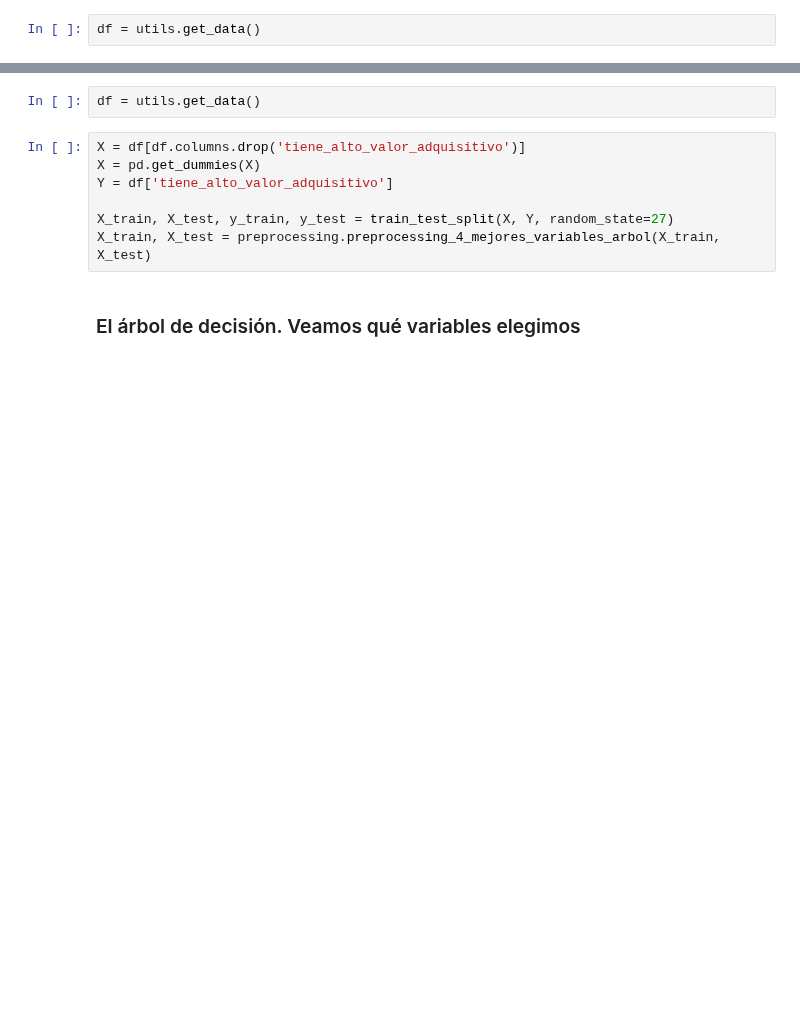
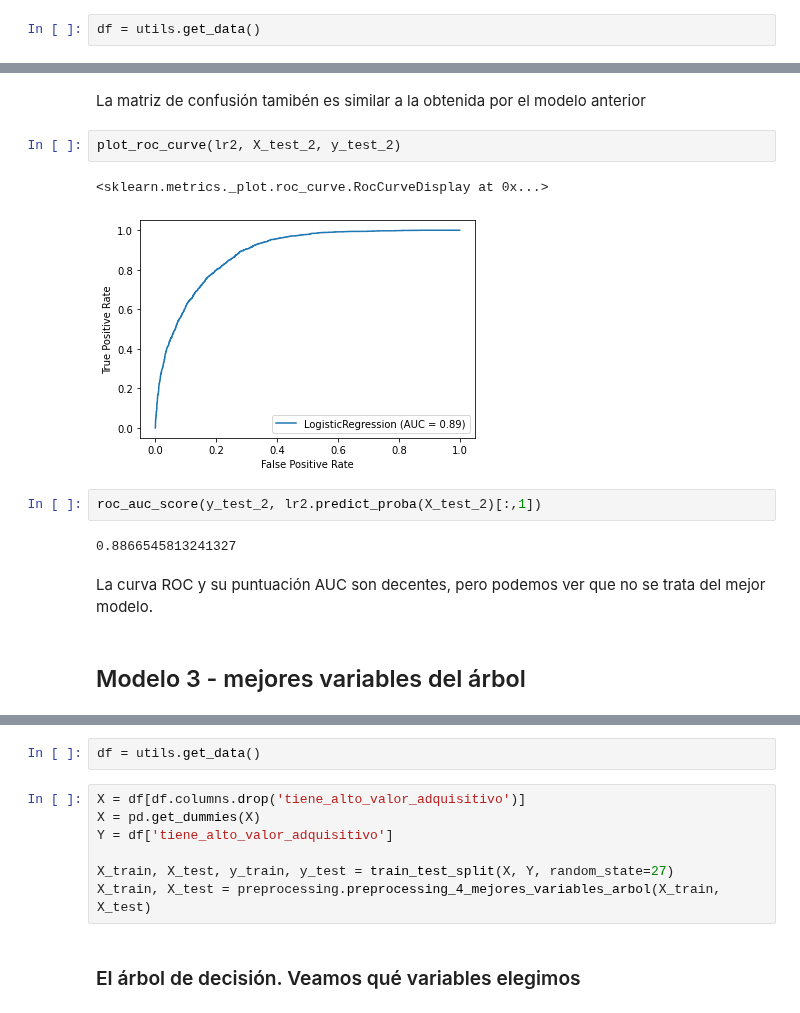
Before and after one commit to ncontinanza/tp-datos-1c2021-de-angelis-riva-continanza, a Jupyter notebook: Parte2/Regresion Logistica.ipynb, the cells around one changed output, grey strips where cells are left out. Saved outputs shown, nothing was run; the diff lists cells and outputs as text; blank space fills up the shorter version.

```diff
--- a/Parte2/Regresion Logistica.ipynb
+++ b/Parte2/Regresion Logistica.ipynb
@@ -68,2 +218,17 @@ Wall time: 7.7 s
+# %% [markdown]
+La matriz de confusión tamibén es similar a la obtenida por el modelo anterior
+# %%
+plot_roc_curve(lr2, X_test_2, y_test_2)
+# %% [output]
+<sklearn.metrics._plot.roc_curve.RocCurveDisplay at 0x...>
+[figure, added]
+# %%
+roc_auc_score(y_test_2, lr2.predict_proba(X_test_2)[:,1])
+# %% [output]
+0.8866545813241327
+# %% [markdown]
+La curva ROC y su puntuación AUC son decentes, pero podemos ver que no se trata del mejor modelo.
+# %% [markdown]
+## Modelo 3 - mejores variables del árbol
 # %%
 gscv.best_params_
```
Also changed, not shown: parts of 59 cells of this notebook, 2 other files.
